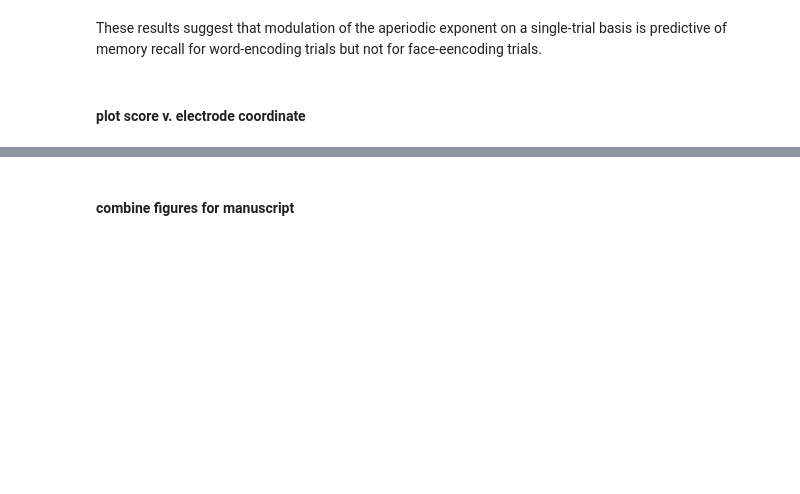
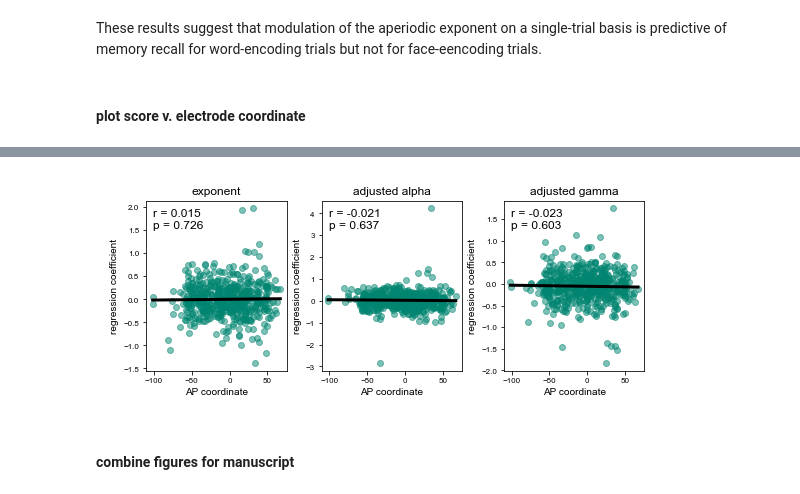
Before and after one commit to voytekresearch/oscillation_vs_exponent, a Jupyter notebook: notebooks/model_behavior.ipynb, the cells around one changed output, grey strips where cells are left out. Cells and saved outputs as stored; diff of their text form; code cells hidden in the pictures; blank space fills up the shorter version.

Commit message:
fix pivot table and replot
pivot was previously averaging over ap_modes

update manuscript figure: duplicate C for word and face block

```diff
--- a/notebooks/model_behavior.ipynb
+++ b/notebooks/model_behavior.ipynb
@@ -218,6 +218,7 @@ def plot_score(df, chance=0.5):
 # %%
 # load single trial spectral parameter results (pipeline step 7)
 df = pd.read_csv(f"{PROJECT_PATH}/data/results/psd_trial_params.csv")
+df = df.loc[df['ap_mode']=='knee']
 df = df.pivot_table(index=["patient", "material", "memory", "chan_idx", "trial"], columns="epoch", values=["exponent", "alpha", "alpha_adj", "gamma", "gamma_adj"])
 for feature in ["exponent", "alpha", "alpha_adj", "gamma", "gamma_adj"]:
     df[(feature, "diff")] = df[(feature, 'post')] - df[(feature, 'pre')]
@@ -454,16 +552,16 @@ plt.show()
 # %%
-# plot histogram of pvalues
+# # plot histogram of pvalues
 
-# get those with scores above chance
-# df_plt = df.loc[df['score']>(1/6)]
-df_plt = df.copy()
+# # get those with scores above chance
+# # df_plt = df.loc[df['score']>(1/6)]
+# df_plt = df.copy()
 
-# plot
-_, ax = plt.subplots(1, 3, figsize=[12, 4], sharey=True, constrained_layout=True)
-for i, feature in enumerate(['exp_pval', 'alpha_pval', 'gamma_pval']):
-    ax[i].hist(df_plt[feature])
-    ax[i].set(xlabel=feature, ylabel='count')
-plt.show()
+# # plot
+# _, ax = plt.subplots(1, 3, figsize=[12, 4], sharey=True, constrained_layout=True)
+# for i, feature in enumerate(['exp_pval', 'alpha_pval', 'gamma_pval']):
+#     ax[i].hist(df_plt[feature])
+#     ax[i].set(xlabel=feature, ylabel='count')
+# plt.show()
 # %% [markdown]
 ### Analyze coefficients and p-values
 Run stats and create figures for manuscript
@@ -593,8 +708,11 @@ plt.show()
 # %%
 # compute correlation between coeeficient and position
 
+material = 'words'
+
 # load regression results (with coefficients - not cross-validated)
 results = pd.read_csv(fr"{PROJECT_PATH}\data\results\logistic_regression_scores.csv", index_col=0)
+# results = pd.read_csv(fr"{PROJECT_PATH}\data\results\ordered_logit_scores.csv", index_col=0)
 df_elec = pd.read_csv(f"{PROJECT_PATH}/data/ieeg_metadata/ieeg_channel_info.csv", index_col=0)
 df_elec.drop(columns=['index'], inplace=True)
 df_elec.rename(columns={'chan_idx':'channel'}, inplace=True)
@@ -604,33 +722,37 @@ df_plt = pd.merge(results, df_elec, on=['patient', 'channel'])
 df_plt = df_plt.loc[df_plt['score']>(0.5)]
 
 # drop NaN
 df_c = df_plt.dropna()
+df_c = df_c.loc[df_c['material']==material]
 x_data = df_c['pos_y']
 
 # create fig
 fig, axes = plt.subplots(1, 3, figsize=[7.5, 3], constrained_layout=True)
 titles = ['exponent', 'adjusted alpha', 'adjusted gamma']
 for ax, feature, title in zip(axes, ['exp', 'alpha', 'gamma'], titles):
         y_data = df_c[f'{feature}_coef']
 
         # plot data
         ax.set_title(title)
         ax.scatter(x_data, y_data, color=COLORS['blue'], alpha=0.5)
         ax.set(xlabel=f"AP coordinate", ylabel="regression coefficient")
 
         # run regression and plot results
         stats = linregress(x_data, y_data)
         t_lin = np.linspace(np.nanmin(x_data), np.nanmax(x_data), 100)
         lin = stats.slope * t_lin + stats.intercept
+
         ax.plot(t_lin, lin, color='k', linewidth=3)
         if stats.pvalue > 0.01:
                 ax.text(0.05, 0.84, f"r = {stats.rvalue:0.3f}\np = {stats.pvalue:0.3n}",
                         transform=ax.transAxes, backgroundcolor='w', fontsize=12)
         else:
                 ax.text(0.05, 0.84, f"r = {stats.rvalue:0.3f}\np = {stats.pvalue:0.1e}",
                         transform=ax.transAxes, backgroundcolor='w', fontsize=12)
 
 plt.show()
+# %% [output]
+[figure, added]
 # %% [markdown]
 #### combine figures for manuscript
 # %%
```
Also changed, not shown: parts of 17 cells of this notebook.
